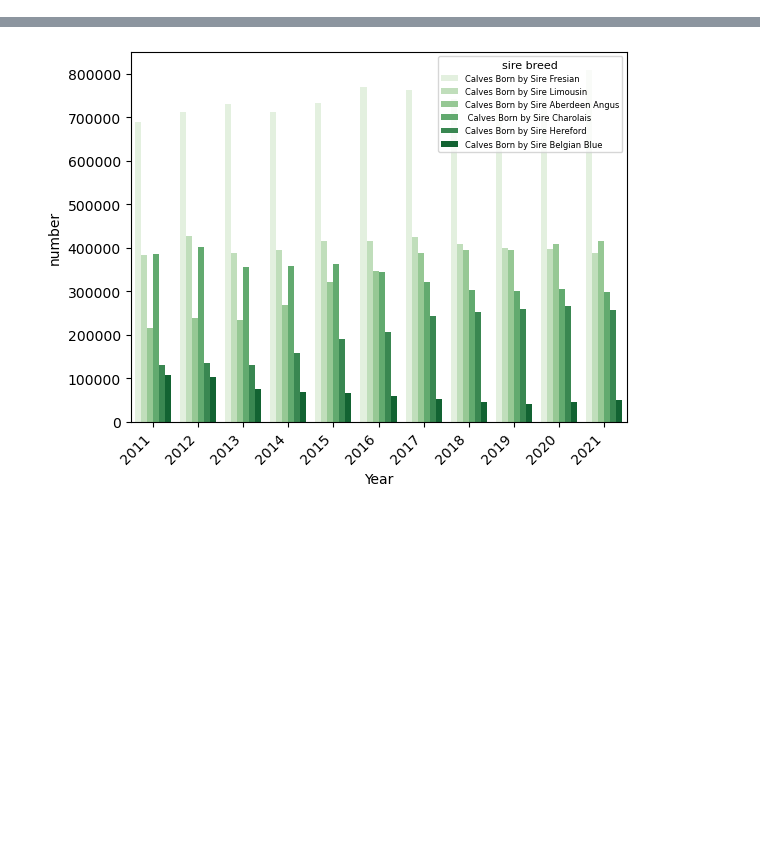
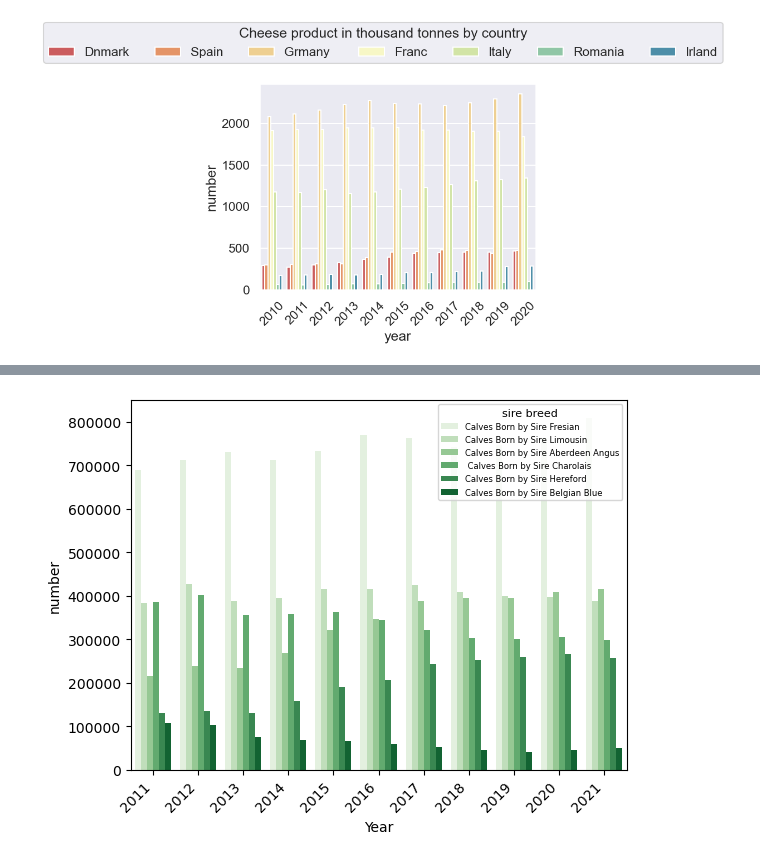
Before and after one commit to teresaq1/Agricultural-Dairy-Milk-Data-Analysis, a Jupyter notebook: notebooks/data source.ipynb, the cells around one changed output, grey strips where cells are left out. Cells and saved outputs as stored; diff of their text form; code cells hidden in the pictures; blank space fills up the shorter version.

```diff
--- a/notebooks/data source.ipynb
+++ b/notebooks/data source.ipynb
@@ -25,4 +32,4 @@ df_irish_skimmedmilkpowder1022 = pd.read_csv(r'irish_dairy_produce_10-22_Skimmed
 df_eumilk_produce9021 = pd.read_csv(r'DairyMilk_produce_europe.csv',header=0)# DATASET
 df_eucheese_produce9021 = pd.read_csv(r'DairyCheese_produce_europe.csv',header=0)# DATASET
 df_eubutter_produce9021 = pd.read_csv(r'DairyButter_produce_europe.csv',header=0)# DATASET
-df_eucheese_produce9021 = pd.read_csv(r'DairySkimmedMilkPowder_produce_europe.csv',header=0)# DATASET
+df_euskimmedmilkpowder_produce9021 = pd.read_csv(r'DairySkimmedMilkPowder_produce_europe.csv',header=0)# DATASET
@@ -72,0 +205,30 @@ plt.show()
+# %%
+#dropping first and 3rd columns
+#df_eucheese_produce9021.drop(columns=["ID",'code'], inplace=True) #dropping columns
+df_eucheese_produce2020=df_eucheese_produce9021.iloc[[3,8,4,9,11,22,6],[1,2,23,24,25,26,27,28,29,30,31,32,33,34]]
+df_eucheese_produce2020
+#melting data
+xdf_eucheese_produce2020=df_eucheese_produce2020[['country','code','2010','2011','2012','2013','2014','2015','2016','2017','2018','2019','2020']]
+xdf_eucheese_produce2020.head()
+#melting data for graph
+df_eucheese_produce2020melt = pd.melt(xdf_eucheese_produce2020, id_vars=['country','code'],  value_vars=['2010','2011','2012','2013','2014','2015','2016','2017','2018','2019','2020'], var_name='year',value_name='number')
+df_eucheese_produce2020melt.head()
+#cleaning
+df_eucheese_produce2020melt=df_eucheese_produce2020melt.replace(',','',regex=True)#removal of special characters
+df_eucheese_produce2020melt=df_eucheese_produce2020melt.replace('e','',regex=True)#removal of special characters, e=estimate
+df_eucheese_produce2020melt=df_eucheese_produce2020melt.replace('b','',regex=True)#removal of special characters
+df_eucheese_produce2020melt['number']=df_eucheese_produce2020melt['number'].astype(int)
+# %%
+chart=sns.barplot(x = "year", y = "number", hue = "country", data = df_eucheese_produce2020melt,ci = "sd",palette='Spectral');
+#rotating ax tick labels to fit
+sns.set(style='darkgrid', context='talk')
+sequential_colors = sns.color_palette("Set2", 10)
+chart.set_xticklabels(chart.get_xticklabels(), rotation=45, horizontalalignment='center')
+fontsize=1
+plt.legend(title='Cheese product in thousand tonnes by country', fontsize=fontsize)
+sns.move_legend(chart, "center right",bbox_to_anchor=(1.7, 1.2),frameon=True,ncol=7 )
+
+plt.show()
+#ireland 2nd highest again, less than 500,000 tonnes per year. Highest are germany and france
+# %% [output]
+[figure, added]
```
Also changed, not shown: parts of 36 cells of this notebook.
